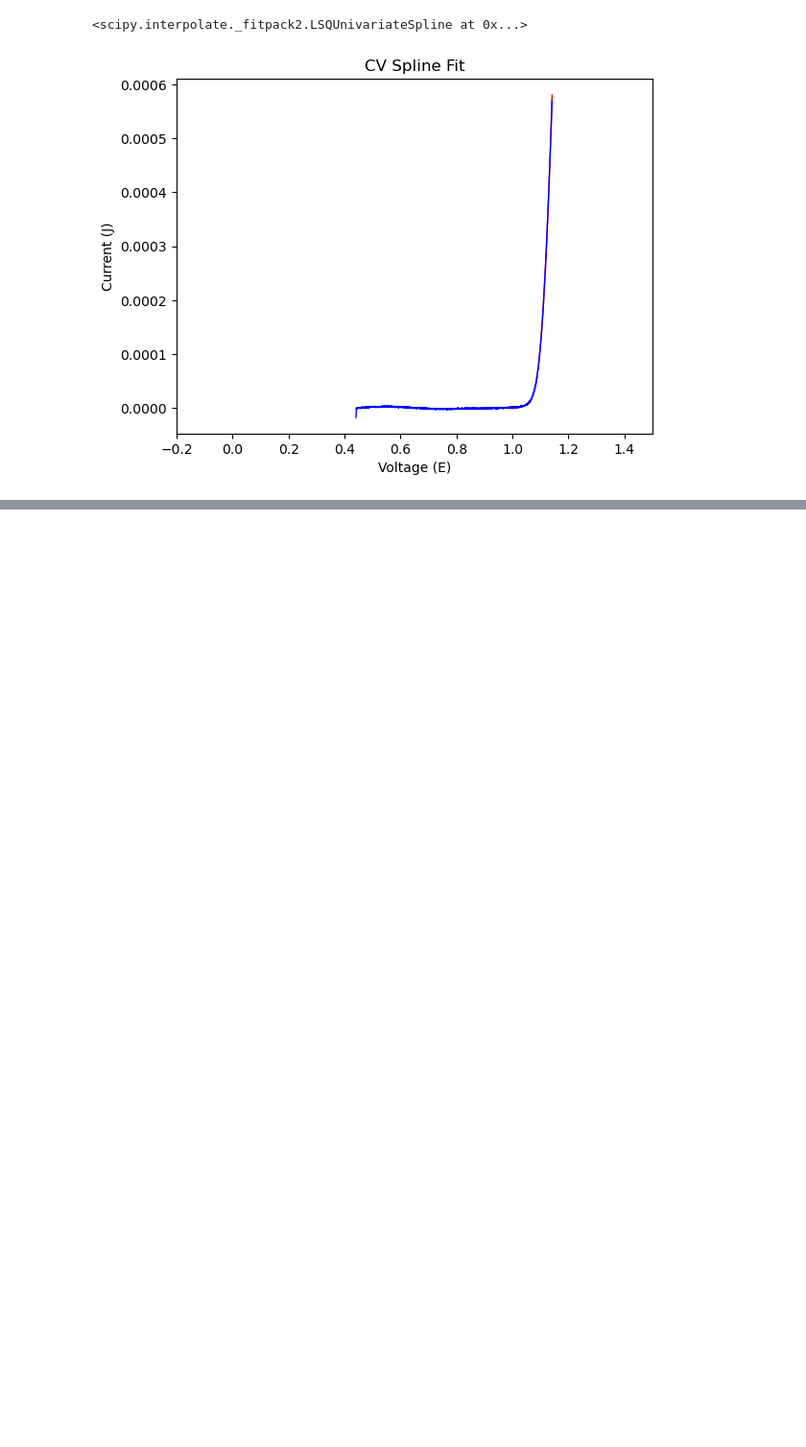
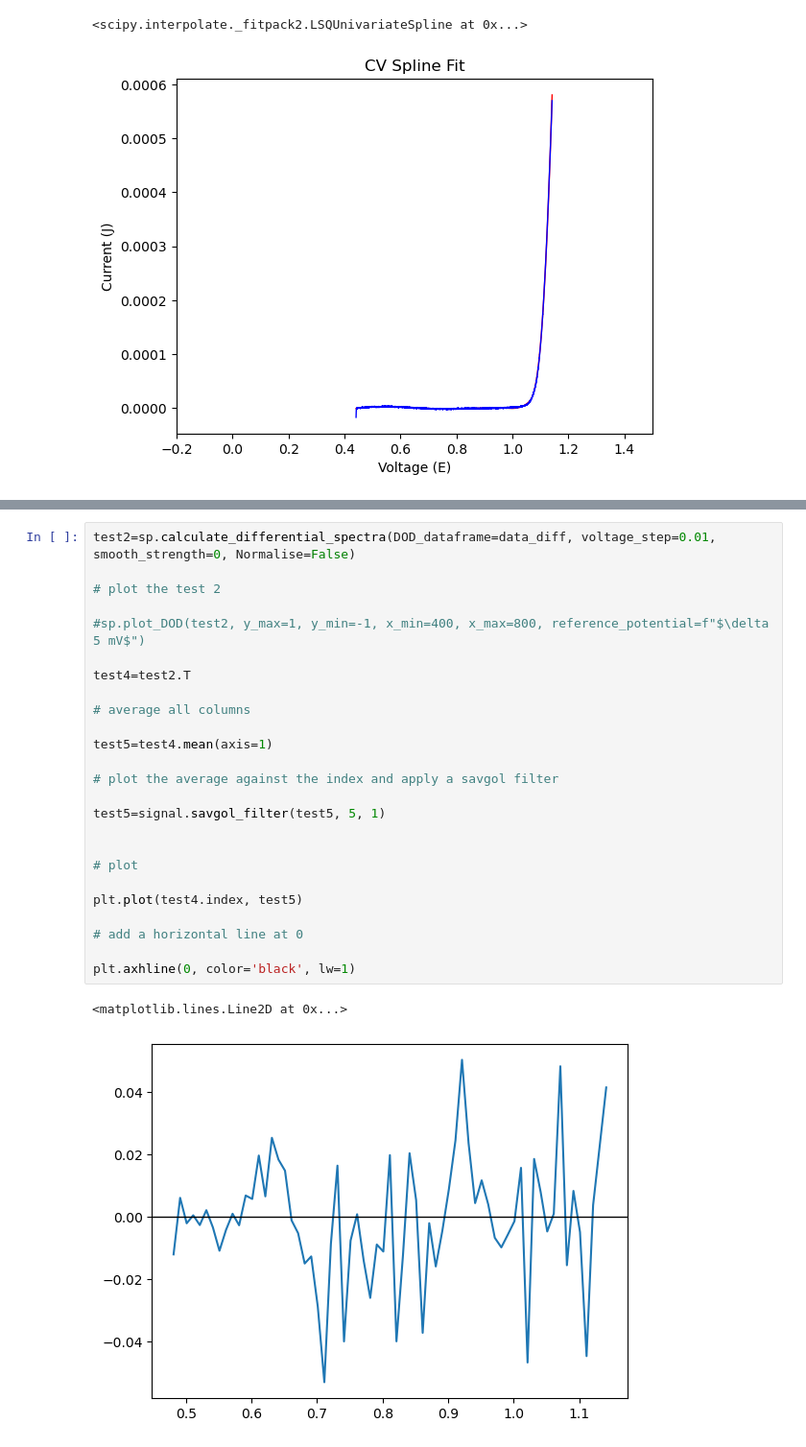
Before and after one commit to BenjaminSMoss/Ir-Benchmark, a Jupyter notebook: 10mVs-1-2cycles/Ir_analysis.ipynb, the cells around one changed output, grey strips where cells are left out. Shown at 96% size. Saved outputs shown, nothing was run; the diff lists cells and outputs as text; blank space fills up the shorter version.

```diff
--- a/10mVs-1-2cycles/Ir_analysis.ipynb
+++ b/10mVs-1-2cycles/Ir_analysis.ipynb
@@ -177,3 +160,31 @@ sp.plot_DOD(data_diff, y_max=1, y_min=-0.001, x_min=400, x_max=800, reference_po
+# %%
+test2=sp.calculate_differential_spectra(DOD_dataframe=data_diff, voltage_step=0.01, smooth_strength=0, Normalise=False)
+
+# plot the test 2
+
+#sp.plot_DOD(test2, y_max=1, y_min=-1, x_min=400, x_max=800, reference_potential=f"$\delta 5 mV$")
+
+test4=test2.T
+
+# average all columns
+
+test5=test4.mean(axis=1)
+
+# plot the average against the index and apply a savgol filter
+
+test5=signal.savgol_filter(test5, 5, 1)
+
+
+# plot
+
+plt.plot(test4.index, test5)
+
+# add a horizontal line at 0
+
+plt.axhline(0, color='black', lw=1)
+# %% [output]
+<matplotlib.lines.Line2D at 0x...>
+[figure, added]
 # %%
 alpha1=sp.extract_average_spectrum_in_voltage_window(data_diff, 0.4, 0.48)
 alpha2=sp.extract_average_spectrum_in_voltage_window(data_diff, 0.8, 0.81)
```
Also changed, not shown: parts of 9 cells of this notebook, 7 other files.
